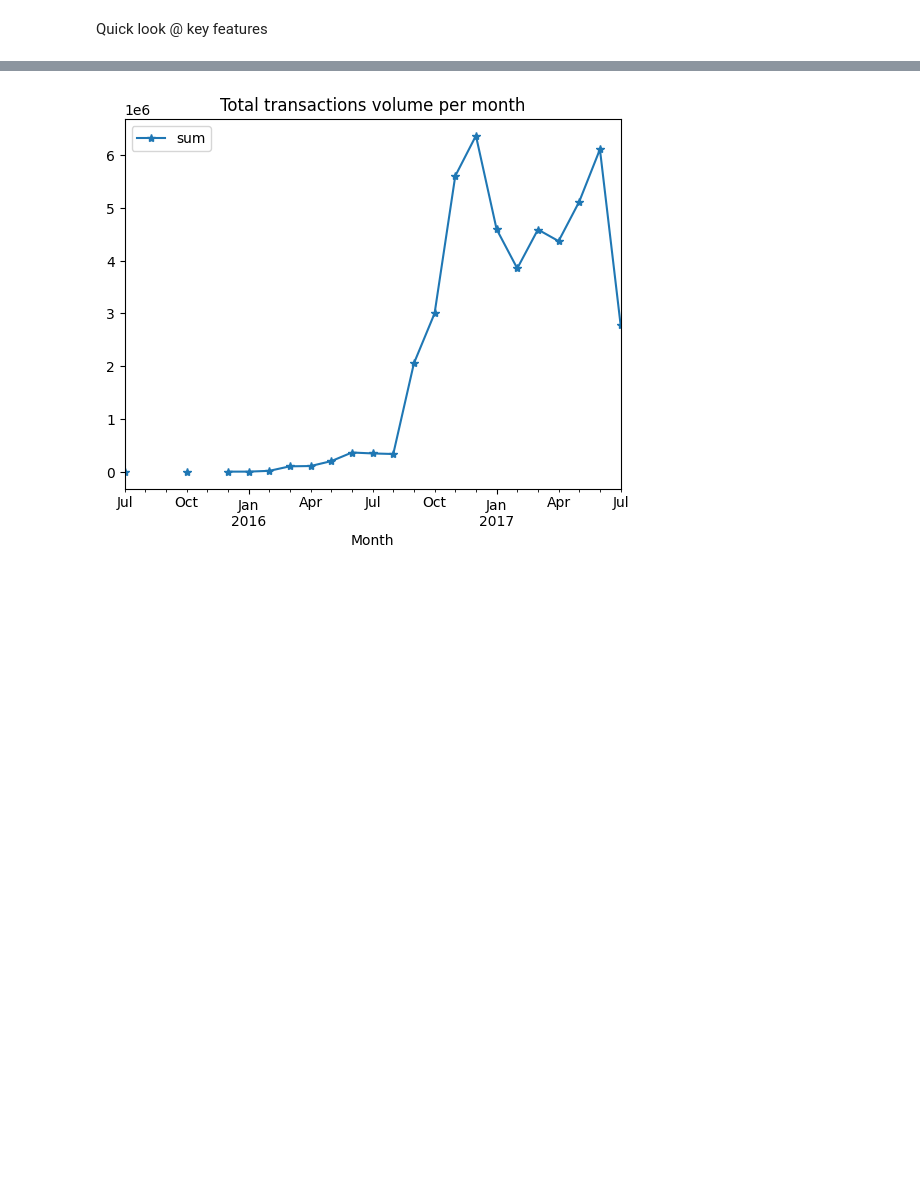
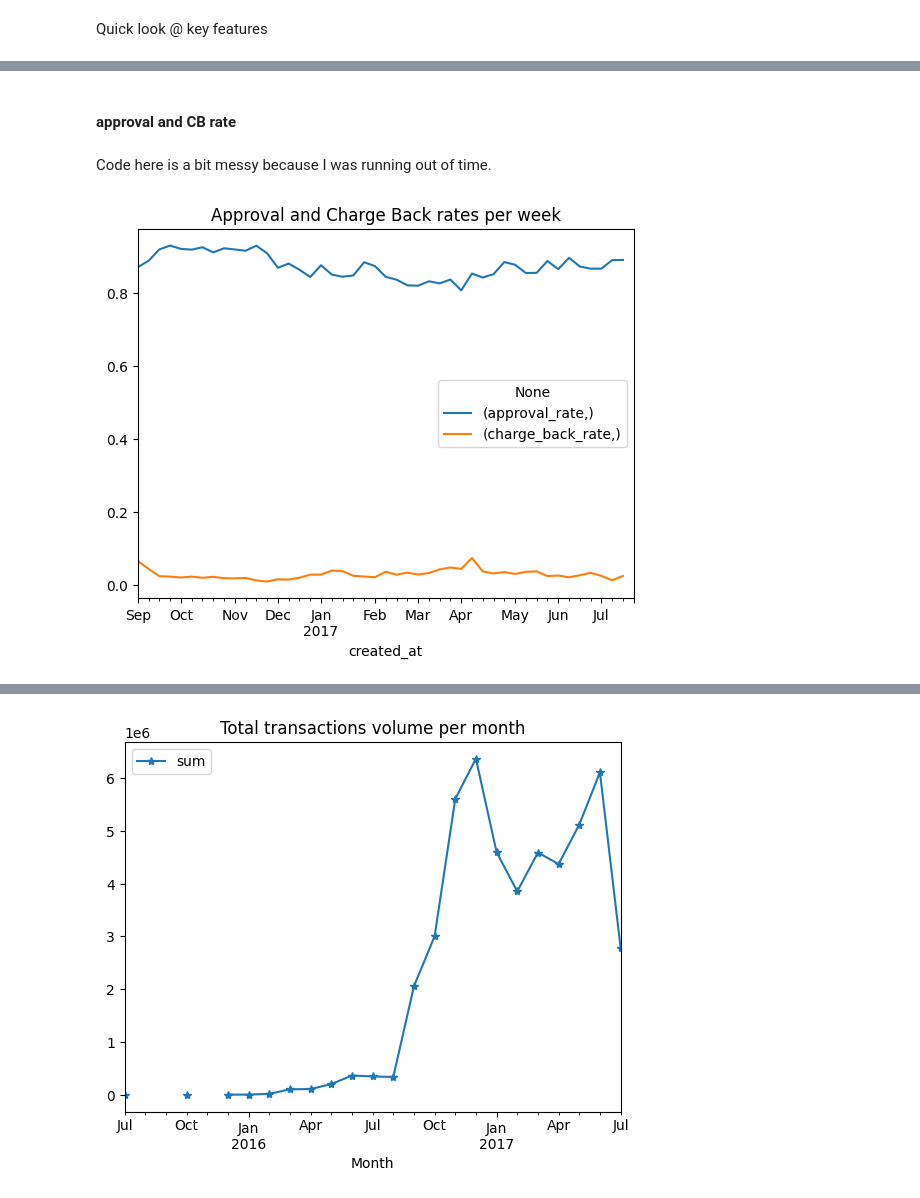
Before and after one commit to yuvalorsher/Riskified-fraud-detection, a Jupyter notebook: EDA.ipynb, the cells around one changed output, grey strips where cells are left out. Saved outputs shown, nothing was run; the diff lists cells and outputs as text; code cells hidden in the pictures; blank space fills up the shorter version.

```diff
--- a/EDA.ipynb
+++ b/EDA.ipynb
@@ -458,0 +474,22 @@ Quick look @ key features
+# %% [markdown]
+#### approval and CB rate
+# %% [markdown]
+Code here is a bit messy because I was running out of time.
+# %%
+status_over_time = agg_over_time_per_group(
+        df=temporally_filtered,
+        date_col=DATE_COL,
+        agg_col='order_id',
+        groupby_cols=['status'],
+        freq='W',
+        agg_func='count',
+        is_add_missing_periods=False,
+)
+ax = (status_over_time
+ .assign(total=lambda df: df.sum(axis=1))
+ .assign(approval_rate = lambda df: df['approved'].values / df['total'].values)
+ .assign(charge_back_rate = lambda df: df['chargeback'].values / df['approved'].values)
+)[['approval_rate','charge_back_rate']].plot()
+ax.set_title('Approval and Charge Back rates per week');
+# %% [output]
+[figure, added]
```
Also changed, not shown: parts of 7 cells of this notebook.
